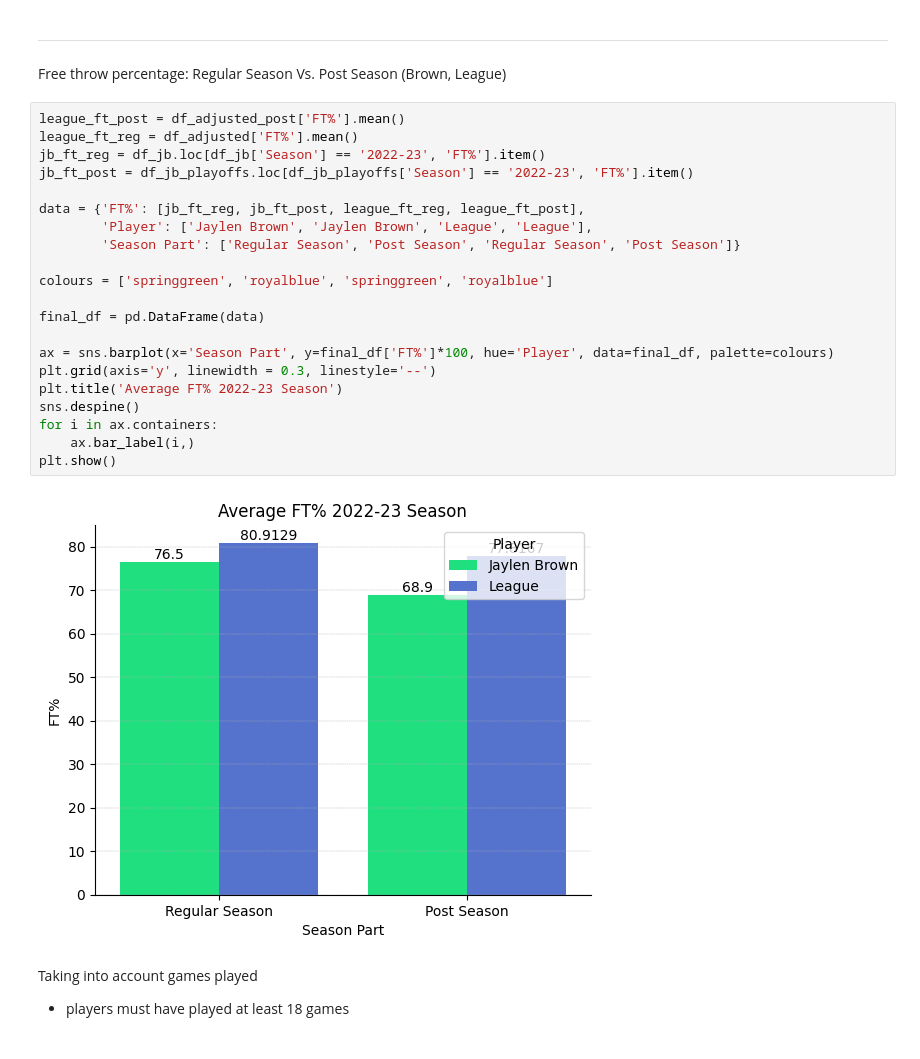
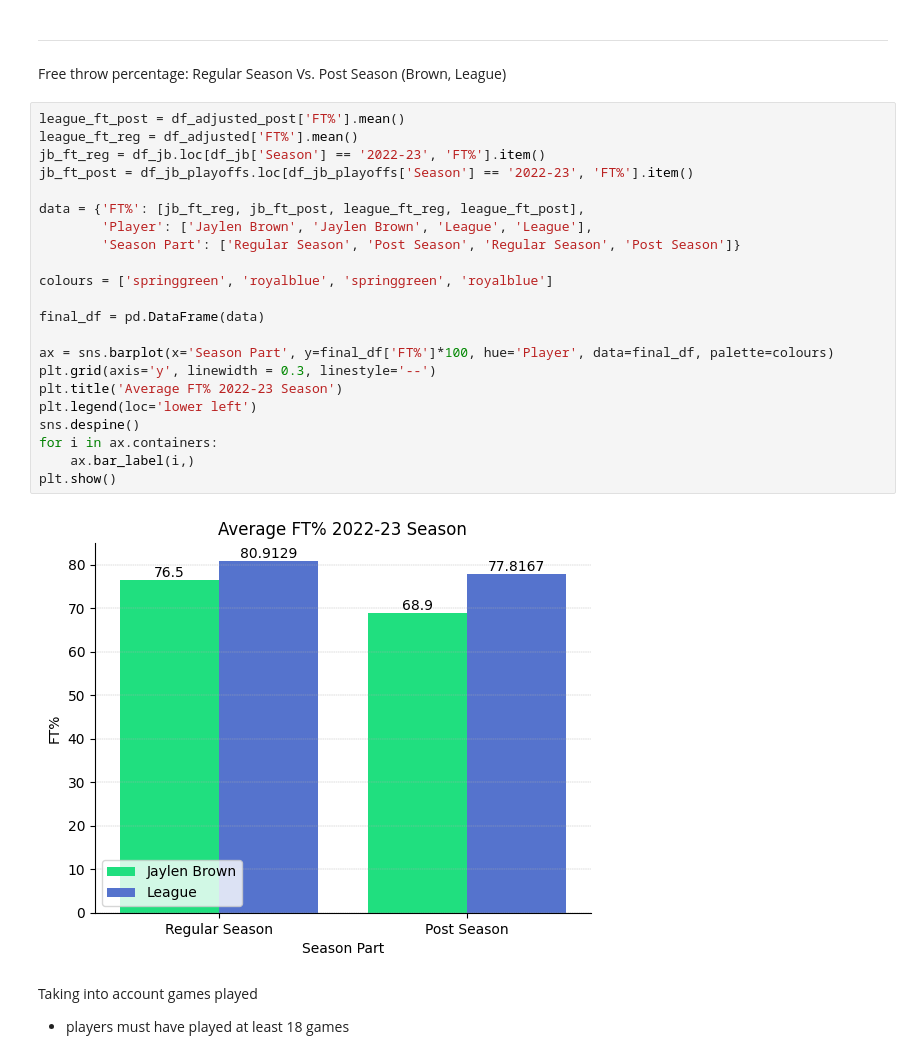
Before and after one commit to namhyk/jb-analysis, a Jupyter notebook: jaylen_brown.ipynb, the cells around one changed output. Drawn from its saved outputs; the diff is of its cells as text.

Commit message:
Update jaylen_brown.ipynb
Change legend location to unhide bar value

```diff
--- a/jaylen_brown.ipynb
+++ b/jaylen_brown.ipynb
@@ -230,26 +230,27 @@ Free throw percentage: Regular Season Vs. Post Season (Brown, League)
 # %%
 league_ft_post = df_adjusted_post['FT%'].mean()
 league_ft_reg = df_adjusted['FT%'].mean()
 jb_ft_reg = df_jb.loc[df_jb['Season'] == '2022-23', 'FT%'].item()
 jb_ft_post = df_jb_playoffs.loc[df_jb_playoffs['Season'] == '2022-23', 'FT%'].item()
 
 data = {'FT%': [jb_ft_reg, jb_ft_post, league_ft_reg, league_ft_post],
         'Player': ['Jaylen Brown', 'Jaylen Brown', 'League', 'League'],
         'Season Part': ['Regular Season', 'Post Season', 'Regular Season', 'Post Season']}
 
 colours = ['springgreen', 'royalblue', 'springgreen', 'royalblue']
 
 final_df = pd.DataFrame(data)
 
 ax = sns.barplot(x='Season Part', y=final_df['FT%']*100, hue='Player', data=final_df, palette=colours)
 plt.grid(axis='y', linewidth = 0.3, linestyle='--')
 plt.title('Average FT% 2022-23 Season')
+plt.legend(loc='lower left')
 sns.despine()
 for i in ax.containers:
     ax.bar_label(i,)
 plt.show()
 # %% [output]
-[figure, old version]
+[figure, new version]
 # %% [markdown]
 Taking into account games played
 - players must have played at least 18 games
```
